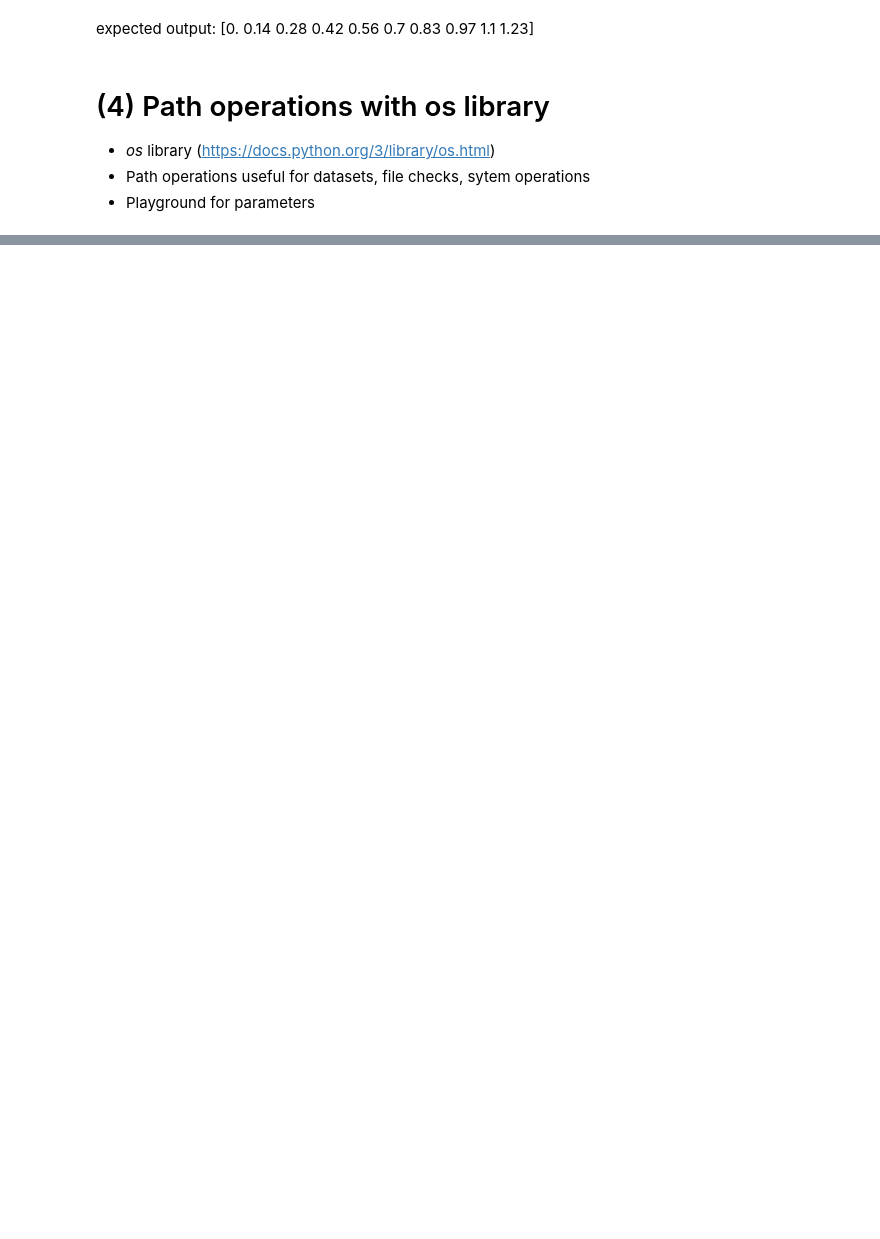
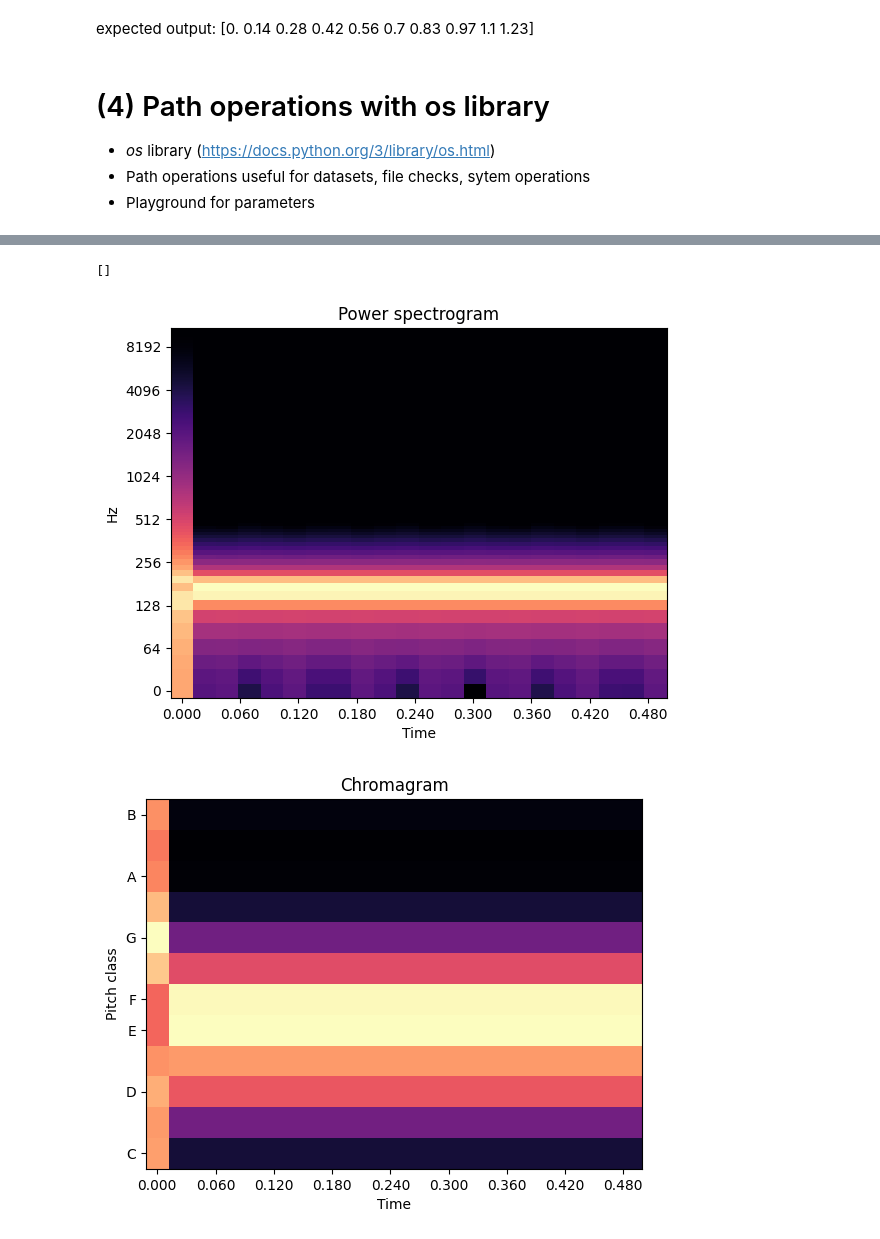
Before and after one commit to machinelistening/machinelistening.github.io, a Jupyter notebook: Machine_Listening_Seminar_1_Solutions.ipynb, the cells around one changed output, grey strips where cells are left out. Cells and saved outputs as stored; diff of their text form; code cells hidden in the pictures; blank space fills up the shorter version.

```diff
--- a/Machine_Listening_Seminar_1_Solutions.ipynb
+++ b/Machine_Listening_Seminar_1_Solutions.ipynb
@@ -256,0 +307,29 @@ os.chdir('..')
+# %%
+import librosa
+import librosa.display
+import numpy as np
+
+
+### Create an (mag-)STFT from the sine wave
+stft_sine = np.abs(librosa.stft(y=sine_wave, n_fft=1024, hop_length=1024, win_length=None, window='hann', center=True, pad_mode='reflect'))
+stft_sine_db = librosa.amplitude_to_db(stft_sine, ref=np.max)
+
+fig, ax = plt.subplots()
+img = librosa.display.specshow(stft_sine_db, y_axis='log', x_axis='time', ax=ax)
+ax.set(title='Power spectrogram')
+#plt.colorbar(img, ax=ax, format="%+2.0f dB")
+plt.plot()
+
+
+### Create a chromagram from the STFT. Check the librosa doc!
+chroma = librosa.feature.chroma_stft(S=stft_sine, sr=22050)
+
+fig, ax = plt.subplots()
+img = librosa.display.specshow(chroma, y_axis='chroma', x_axis='time', ax=ax)
+ax.set(title='Chromagram')
+#plt.colorbar(img, ax=ax)
+plt.plot()
+# %% [output]
+[]
+[figure, added]
+[figure, added]
```
Also changed, not shown: parts of 14 cells of this notebook, 5 other files.
